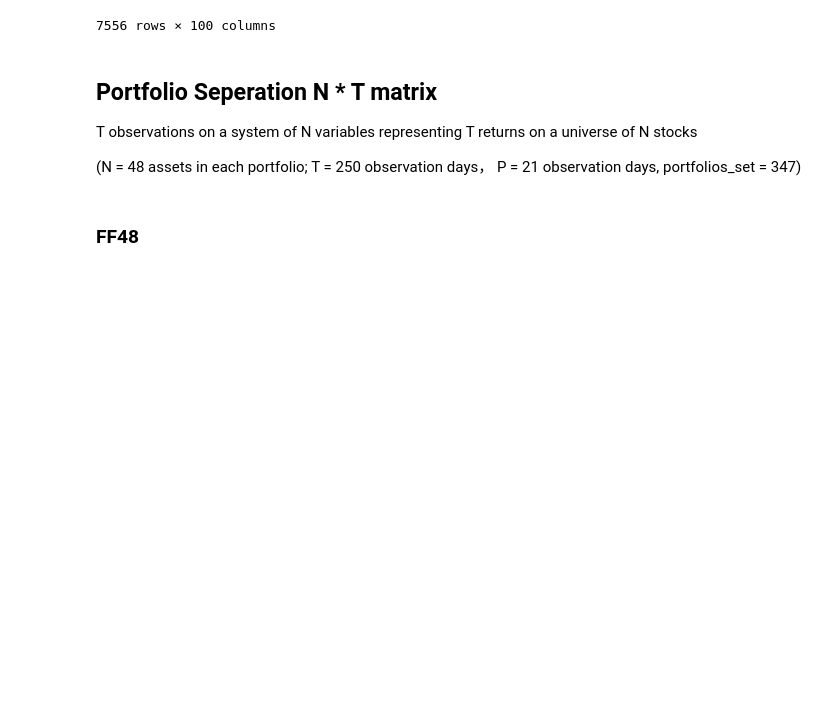
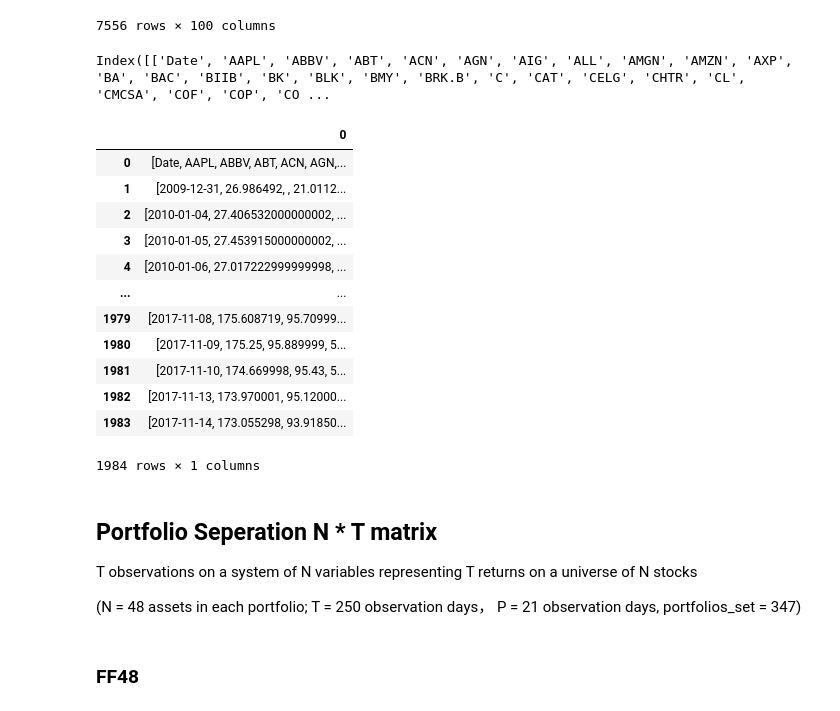
Before and after one commit to Blair-Lu-c/MADS, a Jupyter notebook: Optimizing Markowitz.ipynb, the cells around one changed output. Cells and saved outputs as stored; diff of their text form; code cells hidden in the pictures; blank space fills up the shorter version.

```diff
--- a/Optimizing Markowitz.ipynb
+++ b/Optimizing Markowitz.ipynb
@@ -62,6 +63,29 @@ ff100
 | 2022-12-29 | 0.0461 | 0.0355 | 0.0203 | 0.0259 | 0.0207 | 0.0182 | 0.0252 | 0.0217 | 0.0301 | ... |
 | 2022-12-30 | 0.0244 | 0.0151 | 0.0085 | 0.0070 | 0.0015 | 0.0115 | 0.0092 | 0.0033 | 0.0148 | ... |
 7556 rows × 100 columns
+# %%
+sp500.columns.str.split(';')
+# %% [output]
+Index([['Date', 'AAPL', 'ABBV', 'ABT', 'ACN', 'AGN', 'AIG', 'ALL', 'AMGN', 'AMZN', 'AXP', 'BA', 'BAC', 'BIIB', 'BK', 'BLK', 'BMY', 'BRK.B', 'C', 'CAT', 'CELG', 'CHTR', 'CL', 'CMCSA', 'COF', 'COP', 'CO ...
+# %%
+sp500 = pd.read_csv('Test_data/Sample_Data_SP500.csv', header=None)
+#sp500['Address'].str.split(';', expand=True)
+sp500 = sp500[0].str.split(';')
+pd.DataFrame(sp500)
+# %% [output]
+|  | 0 |
+| 0 | [Date, AAPL, ABBV, ABT, ACN, AGN,... |
+| 1 | [2009-12-31, 26.986492, , 21.0112... |
+| 2 | [2010-01-04, 27.406532000000002, ... |
+| 3 | [2010-01-05, 27.453915000000002, ... |
+| 4 | [2010-01-06, 27.017222999999998, ... |
+| ... | ... |
+| 1979 | [2017-11-08, 175.608719, 95.70999... |
+| 1980 | [2017-11-09, 175.25, 95.889999, 5... |
+| 1981 | [2017-11-10, 174.669998, 95.43, 5... |
+| 1982 | [2017-11-13, 173.970001, 95.12000... |
+| 1983 | [2017-11-14, 173.055298, 93.91850... |
+1984 rows × 1 columns
 # %% [markdown]
 ## Portfolio Seperation N * T matrix
 T observations on a system of N variables representing T returns on a universe of N stocks
```
Also changed, not shown: parts of 5 cells of this notebook.
